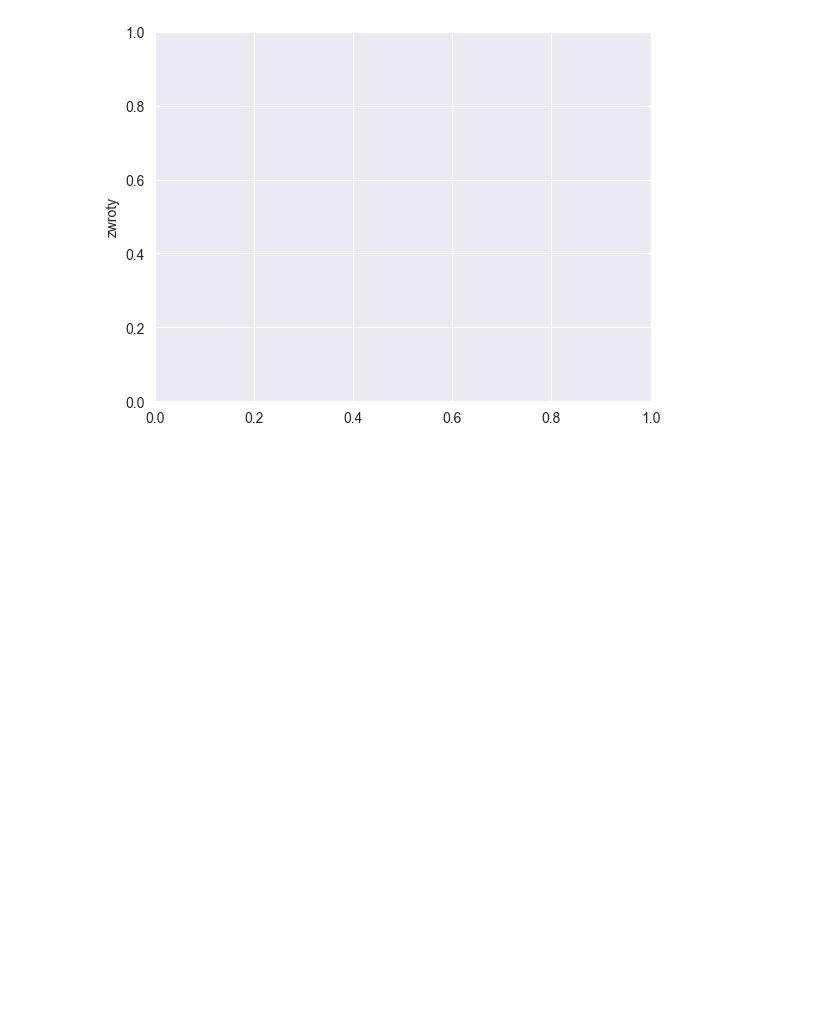
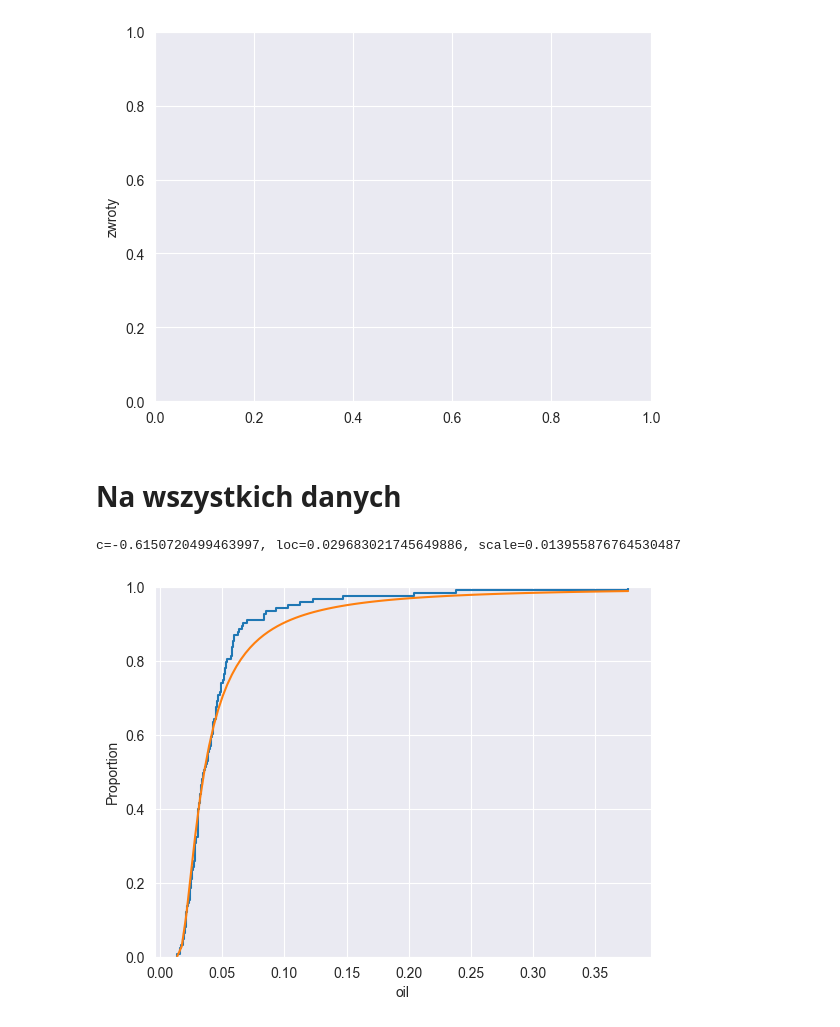
Before and after one commit to OlaHodera/risk, a Jupyter notebook: ropa.ipynb, the cells around one changed output. Drawn from its saved outputs; the diff is of its cells as text; code cells hidden in the pictures; blank space fills up the shorter version.

```diff
--- a/ropa.ipynb
+++ b/ropa.ipynb
@@ -84,3 +86,16 @@ _ = plt.ylabel('zwroty')
 # %% [output]
 '54.0% zbioru testowego nie znajduje sie pomiędzy liniami kwantylowymi.'
 [figure]
+# %% [markdown]
+# Na wszystkich danych
+# %%
+c, loc, scale = stats.genextreme.fit(monthly.oil)
+print(f'c={c}, loc={loc}, scale={scale}')
+# %% [output]
+c=-0.6150720499463997, loc=0.029683021745649886, scale=0.013955876764530487
+# %%
+sns.ecdfplot(monthly.oil)
+t = np.linspace(min(monthly.oil), max(monthly.oil), 100)
+_ = plt.plot(t, stats.genextreme.cdf(t, c, loc=loc, scale=scale))
+# %% [output]
+[figure, added]
```
Also changed, not shown: parts of 2 cells of this notebook, 4 other files.
